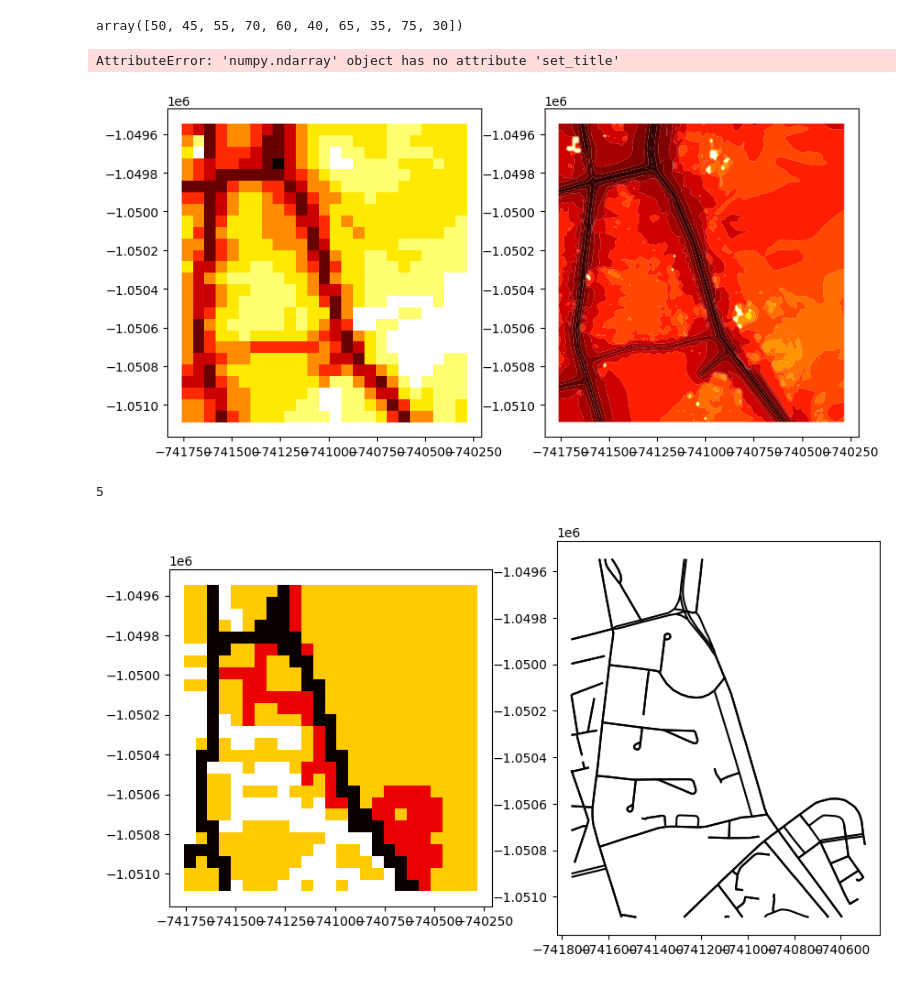
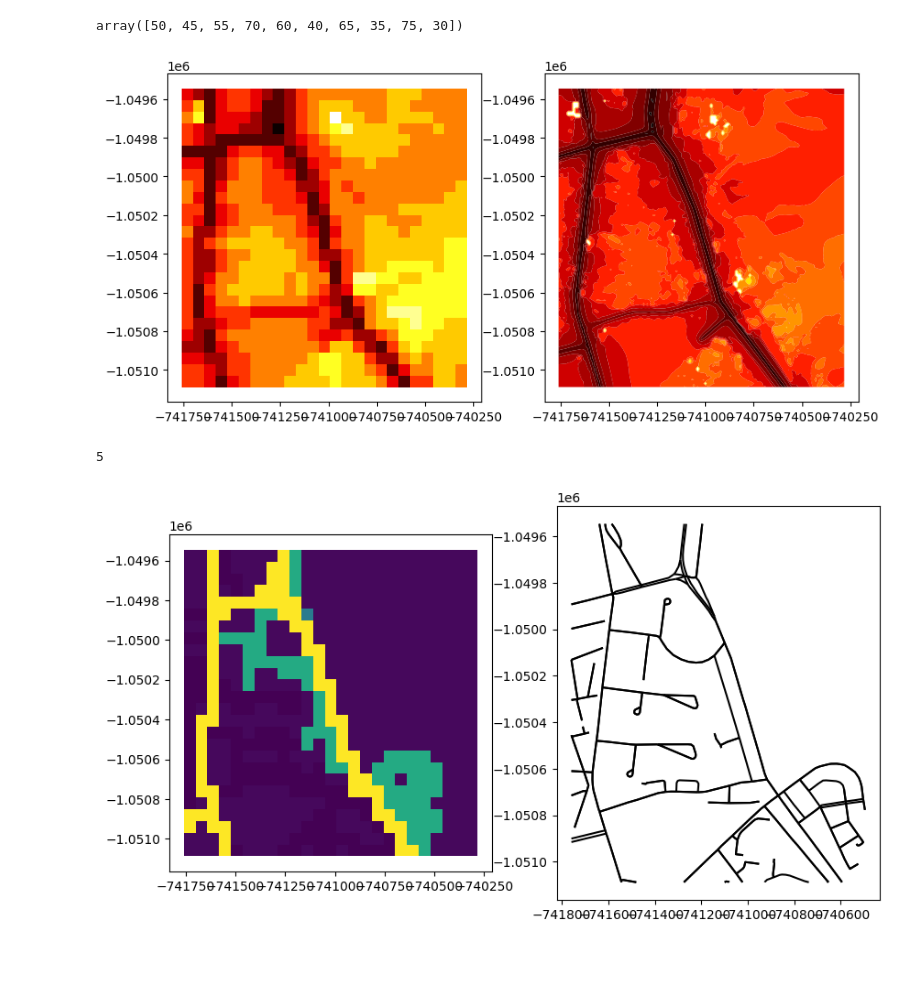
Before and after one commit to mweuro/GeoNoise, a Jupyter notebook: pixels.ipynb, the cells around one changed output. Drawn from its saved outputs; the diff is of its cells as text; code cells hidden in the pictures.

```diff
--- a/pixels.ipynb
+++ b/pixels.ipynb
@@ -674,18 +674,22 @@ array([50, 45, 55, 70, 60, 40, 65, 35, 75, 30])
 # %%
 fig, ax = plt.subplots(ncols=2, nrows=1, figsize=(10, 10))
 
-pixels.plot(
-    column="weighted_db_hi",
-    cmap="hot_r",
-    scheme="quantiles",
-    k=noise.shape[0],
-    edgecolor="white",
-    linewidth=0.0,
-    alpha=1,
-    #legend=True,
-    #legend_kwds=dict(loc=2),
-    ax=ax[0],
-)
+# pixels.plot(
+#     column="weighted_db_hi",
+#     cmap="hot_r",
+#     scheme="quantiles",
+#     k=noise.shape[0],
+#     edgecolor="white",
+#     linewidth=0.0,
+#     alpha=1,
+#     #legend=True,
+#     #legend_kwds=dict(loc=2),
+#     ax=ax[0],
+# )
+
+pixels.plot(column='weighted_db_hi', ax=ax[0],
+            cmap="hot_r", linewidth=0.0, edgecolor="0.8")
+
 noise_for_pixel.plot(
     column="DB_HI",
     cmap="hot_r",
@@ -698,6 +702,7 @@ noise_for_pixel.plot(
     #legend_kwds=dict(loc=2),
     ax=ax[1],
 )
+
 # roads_for_pixel.plot(ax=ax, alpha = 1, color="black",edgecolor="black", linewidth=1.5)
 # pixels.plot(ax=ax, alpha = 0.2, color="black",edgecolor="black", linewidth=1.5)
 
@@ -705,15 +710,14 @@ noise_for_pixel.plot(
 #ax.legend()
 
 # Add title and labels
-ax.set_title("Noise Map and Public Transportation Lines")
-ax.set_xlabel("Longitude")
-ax.set_ylabel("Latitude")
+#ax.set_title("Noise Map and Public Transportation Lines")
+#ax.set_xlabel("Longitude")
+#ax.set_ylabel("Latitude")
 
 # Show the map
 plt.show()
 # %% [output]
-AttributeError: 'numpy.ndarray' object has no attribute 'set_title'
-[figure, old version]
+[figure, new version]
 # %%
 len(pixels['max_speed'].unique())
 # %% [output]
@@ -721,42 +725,32 @@ len(pixels['max_speed'].unique())
 # %%
 fig, ax = plt.subplots(ncols=2, nrows=1, figsize=(10, 10))
 
-pixels.plot(
-    column="max_speed",
-    cmap="hot_r",
-    scheme="quantiles",
-    k=20,
-    edgecolor="white",
-    linewidth=0.0,
-    alpha=1,
-    #legend=True,
-    #legend_kwds=dict(loc=2),
-    ax=ax[0],
-)
+pixels.plot(column='max_speed', ax=ax[0],
+            cmap="viridis", linewidth=0.0, edgecolor="0.8")
 # roads_for_pixel.plot(
 #     column="maxspeed",
 #     cmap="hot_r",
 #     scheme="quantiles",
 #     k=noise.shape[0],
 #     edgecolor="white",
 #     linewidth=0.0,
 #     alpha=1,
 #     #legend=True,
 #     #legend_kwds=dict(loc=2),
 #     ax=ax[1],
 # )
 roads_for_pixel.plot(ax=ax[1], alpha = 1, color="black", linewidth=1.5)
 # pixels.plot(ax=ax, alpha = 0.2, color="black",edgecolor="black", linewidth=1.5)
 
 # Add a legend
 #ax.legend()
 
 # Add title and labels
 #ax.set_title("Noise Map and Public Transportation Lines")
 #ax.set_xlabel("Longitude")
 #ax.set_ylabel("Latitude")
 
 # Show the map
 plt.show()
 # %% [output]
-[figure, old version]
+[figure, new version]
```
